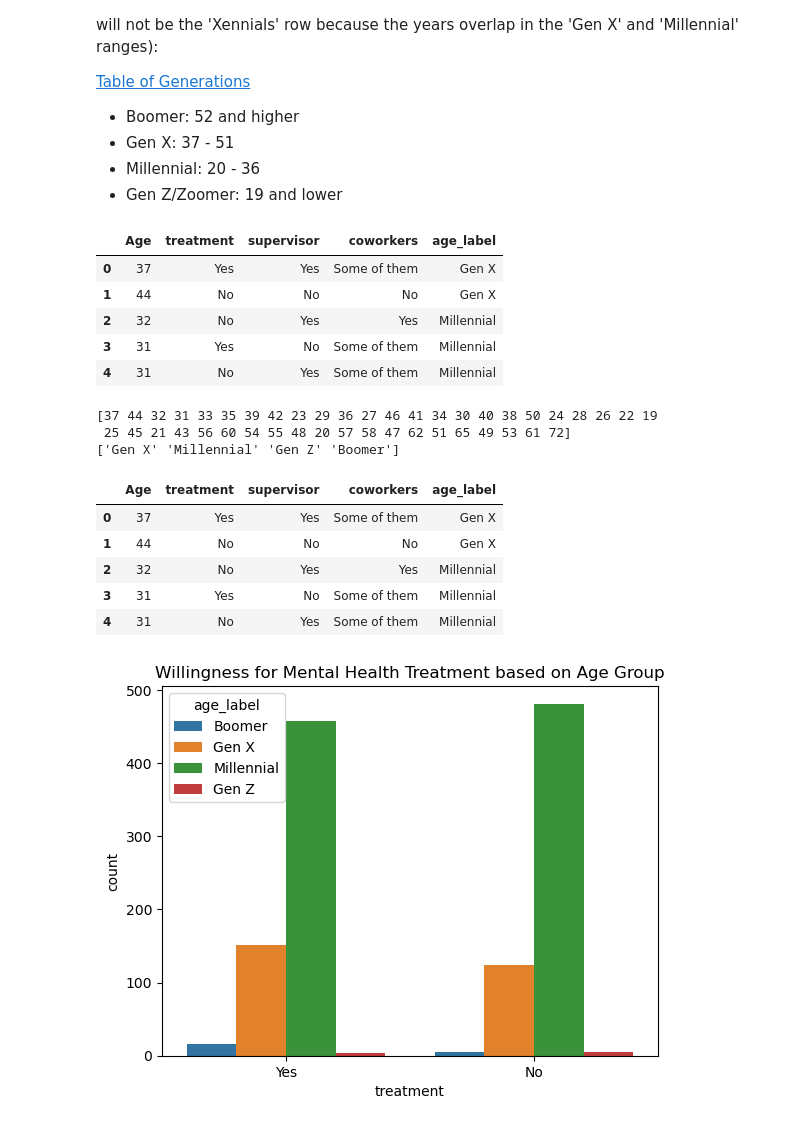
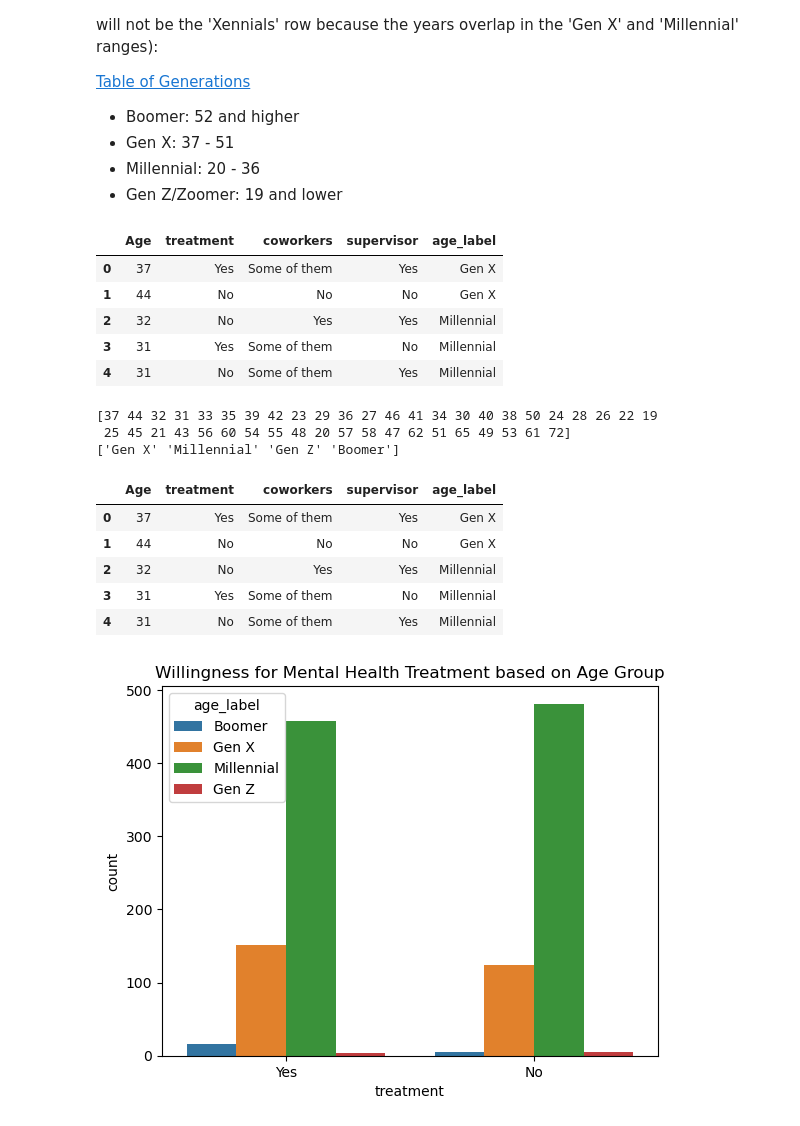
Before and after one commit to ubco-W2022T1-cosc301/project-group06, a Jupyter notebook: notebooks/analysis1.ipynb, the cells around one changed output. Saved outputs shown, nothing was run; the diff lists cells and outputs as text; code cells hidden in the pictures.

```diff
--- a/notebooks/analysis1.ipynb
+++ b/notebooks/analysis1.ipynb
@@ -137,39 +137,39 @@ Now I am going to categorize the ages into different data frames in order to get
 # %%
 def label_age (row):
    """Takes the number in the Age column, and if that age is in a certain range, what is returned in the new column is the name of that generation."""
    if row['Age'] >= 52:
       return 'Boomer'
    if row['Age'] >= 37 and row['Age'] <= 51:
       return 'Gen X'
    if row['Age'] >= 20 and row['Age'] <= 36:
       return 'Millennial'
    if row['Age'] <= 19:
       return 'Gen Z'
 
-newdf['age_label'] = newdf.apply (lambda row: label_age(row), axis=1)
-newdf.head(5)
+proj_df['age_label'] = proj_df.apply (lambda row: label_age(row), axis=1)
+proj_df.head(5)
 # %% [output]
-|  | Age | treatment | supervisor | coworkers | age_label |
-| 0 | 37 | Yes | Yes | Some of them | Gen X |
+|  | Age | treatment | coworkers | supervisor | age_label |
+| 0 | 37 | Yes | Some of them | Yes | Gen X |
 | 1 | 44 | No | No | No | Gen X |
 | 2 | 32 | No | Yes | Yes | Millennial |
-| 3 | 31 | Yes | No | Some of them | Millennial |
-| 4 | 31 | No | Yes | Some of them | Millennial |
+| 3 | 31 | Yes | Some of them | No | Millennial |
+| 4 | 31 | No | Some of them | Yes | Millennial |
 # %%
-print(newdf.Age.unique())
+print(proj_df.Age.unique())
 
-print(newdf.age_label.unique())
-newdf.head()
+print(proj_df.age_label.unique())
+proj_df.head()
 # %% [output]
 [37 44 32 31 33 35 39 42 23 29 36 27 46 41 34 30 40 38 50 24 28 26 22 19
  25 45 21 43 56 60 54 55 48 20 57 58 47 62 51 65 49 53 61 72]
 ['Gen X' 'Millennial' 'Gen Z' 'Boomer']
-|  | Age | treatment | supervisor | coworkers | age_label |
-| 0 | 37 | Yes | Yes | Some of them | Gen X |
+|  | Age | treatment | coworkers | supervisor | age_label |
+| 0 | 37 | Yes | Some of them | Yes | Gen X |
 | 1 | 44 | No | No | No | Gen X |
 | 2 | 32 | No | Yes | Yes | Millennial |
-| 3 | 31 | Yes | No | Some of them | Millennial |
-| 4 | 31 | No | Yes | Some of them | Millennial |
+| 3 | 31 | Yes | Some of them | No | Millennial |
+| 4 | 31 | No | Some of them | Yes | Millennial |
 # %%
 hue_order = ['Boomer', 'Gen X', 'Millennial', 'Gen Z']
 
```
Also changed, not shown: parts of 3 cells of this notebook.
